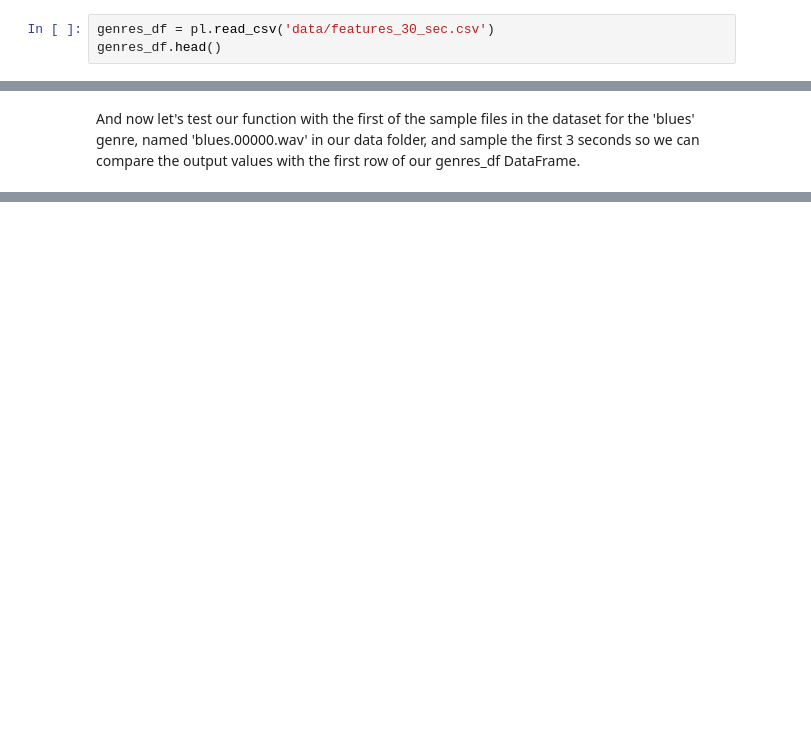
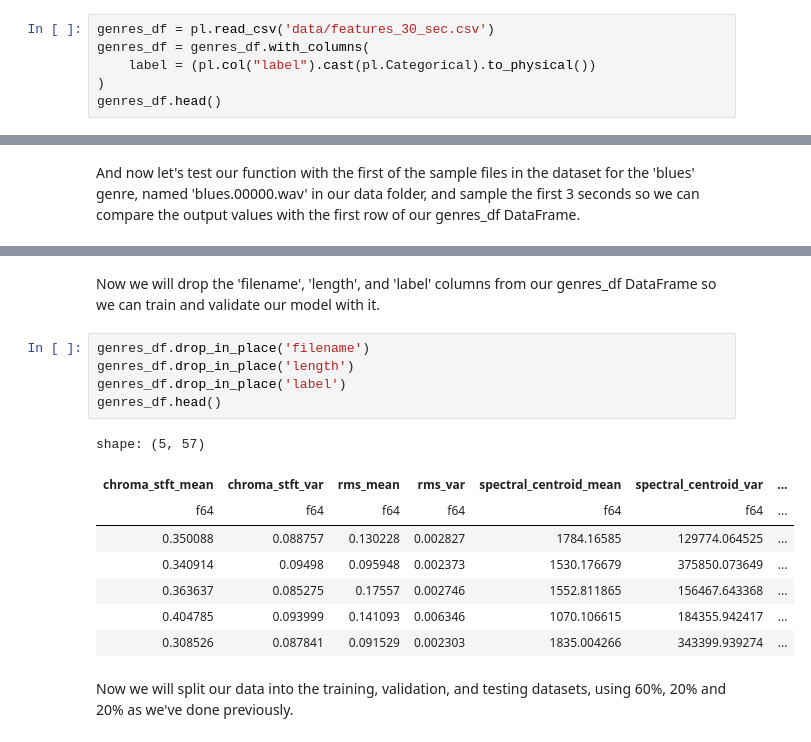
Before and after one commit to Underdoge/music-ds, a Jupyter notebook: Jupyter_Workbook.ipynb, the cells around one changed output, grey strips where cells are left out. Saved outputs shown, nothing was run; the diff lists cells and outputs as text; blank space fills up the shorter version.

Commit message:
training

```diff
--- a/Jupyter_Workbook.ipynb
+++ b/Jupyter_Workbook.ipynb
@@ -826,6 +824,9 @@ The 'features_30_sec.csv' file contains the mean and variance calculated for mul
 First, we will import the 'features_30_sec.csv' file into a Polar's DataFrame using the 'read_csv' method and display its contents.
 # %%
 genres_df = pl.read_csv('data/features_30_sec.csv')
+genres_df = genres_df.with_columns(
+    label = (pl.col("label").cast(pl.Categorical).to_physical())
+)
 genres_df.head()
 # %% [output]
 shape: (5, 60)
@@ -904,0 +942,18 @@ shape: (1, 60)
+# %% [markdown]
+Now we will drop the 'filename', 'length', and 'label' columns from our genres_df DataFrame so we can train and validate our model with it.
+# %%
+genres_df.drop_in_place('filename')
+genres_df.drop_in_place('length')
+genres_df.drop_in_place('label')
+genres_df.head()
+# %% [output]
+shape: (5, 57)
+| chroma_stft_mean | chroma_stft_var | rms_mean | rms_var | spectral_centroid_mean | spectral_centroid_var | ... |
+| f64 | f64 | f64 | f64 | f64 | f64 | ... |
+| 0.350088 | 0.088757 | 0.130228 | 0.002827 | 1784.16585 | 129774.064525 | ... |
+| 0.340914 | 0.09498 | 0.095948 | 0.002373 | 1530.176679 | 375850.073649 | ... |
+| 0.363637 | 0.085275 | 0.17557 | 0.002746 | 1552.811865 | 156467.643368 | ... |
+| 0.404785 | 0.093999 | 0.141093 | 0.006346 | 1070.106615 | 184355.942417 | ... |
+| 0.308526 | 0.087841 | 0.091529 | 0.002303 | 1835.004266 | 343399.939274 | ... |
+# %% [markdown]
+Now we will split our data into the training, validation, and testing datasets, using 60%, 20% and 20% as we've done previously.
```
Also changed, not shown: parts of 18 cells of this notebook.
